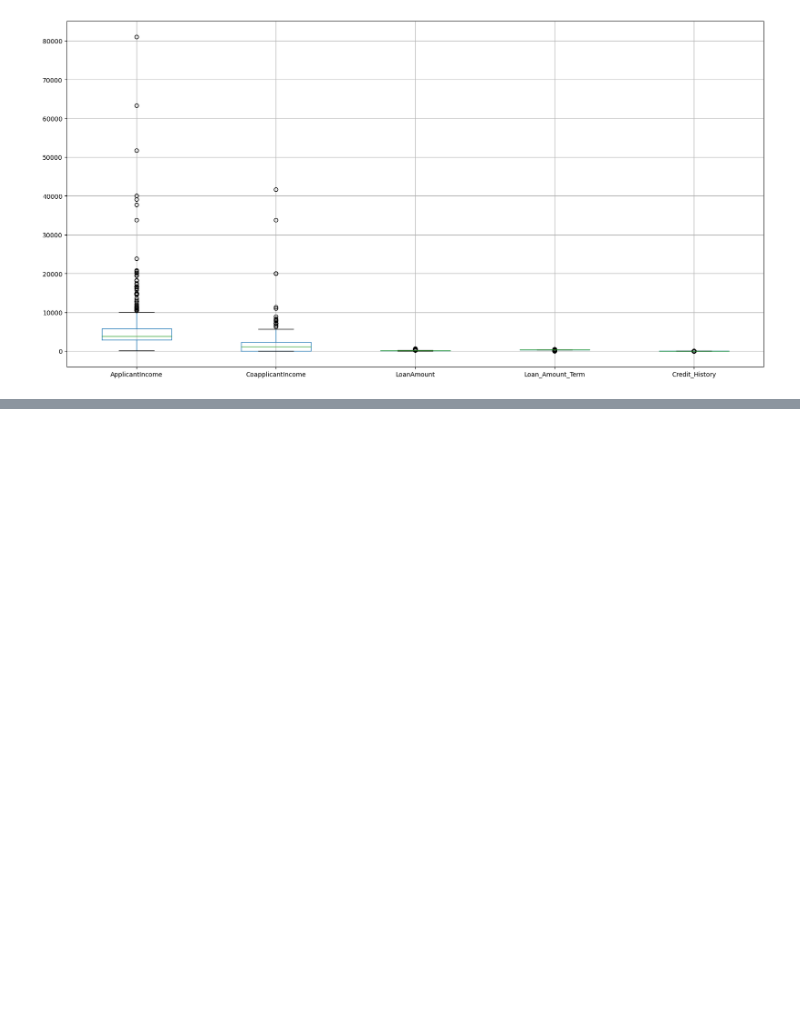
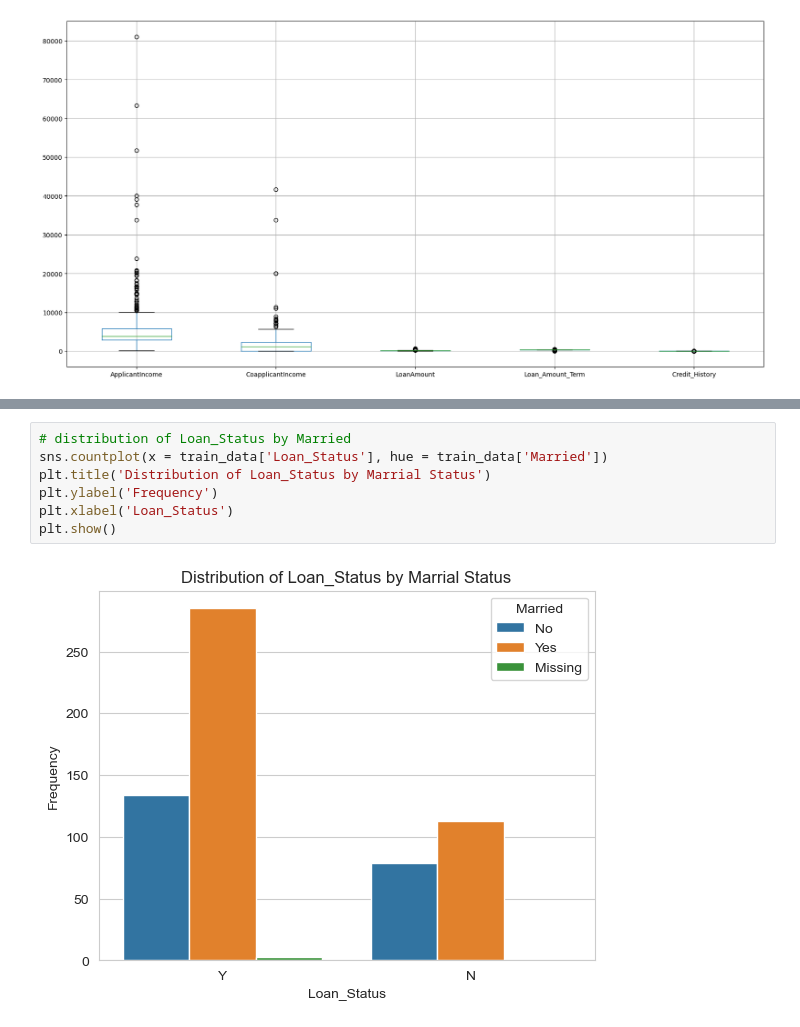
Before and after one commit to oscar066/Customer-Loan-Eligibility-Classification, a Jupyter notebook: index.ipynb, the cells around one changed output, grey strips where cells are left out. Saved outputs shown, nothing was run; the diff lists cells and outputs as text; blank space fills up the shorter version.

```diff
--- a/index.ipynb
+++ b/index.ipynb
@@ -153,0 +230,9 @@ def handle_outliers(data):
+# %%
+# distribution of Loan_Status by Married
+sns.countplot(x = train_data['Loan_Status'], hue = train_data['Married'])
+plt.title('Distribution of Loan_Status by Marrial Status')
+plt.ylabel('Frequency')
+plt.xlabel('Loan_Status')
+plt.show()
+# %% [output]
+[figure, added]
```
Also changed, not shown: parts of 28 cells of this notebook.
